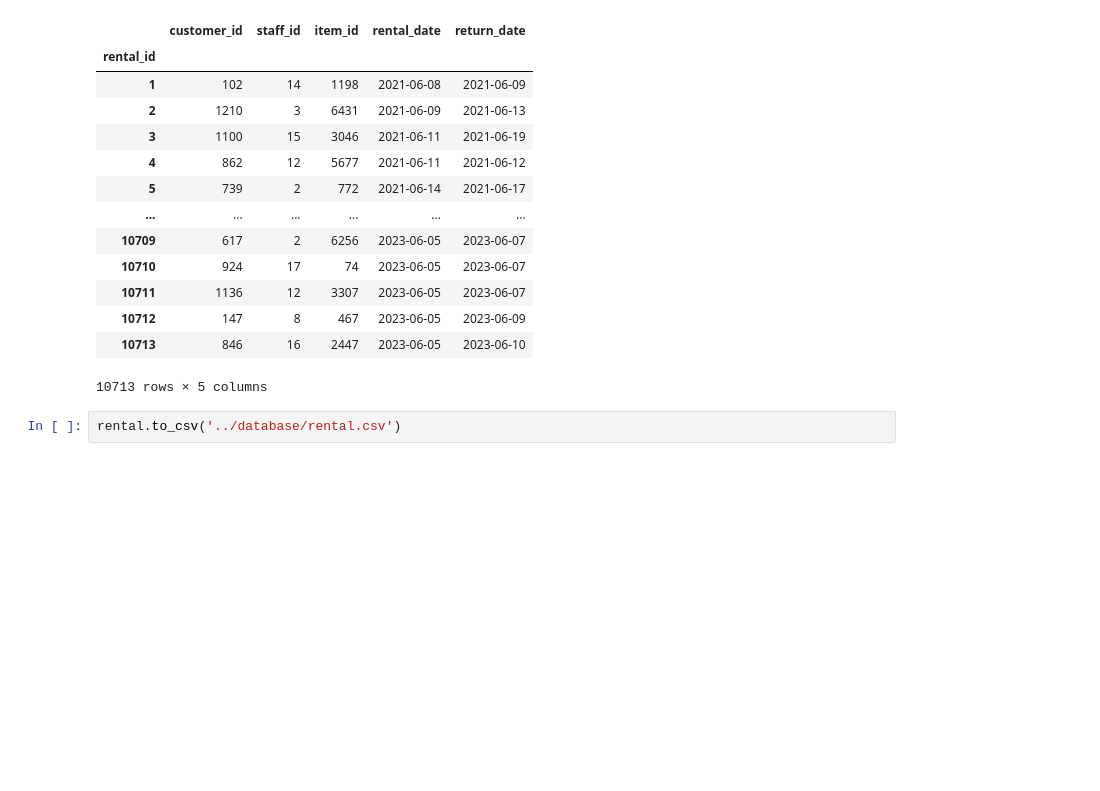
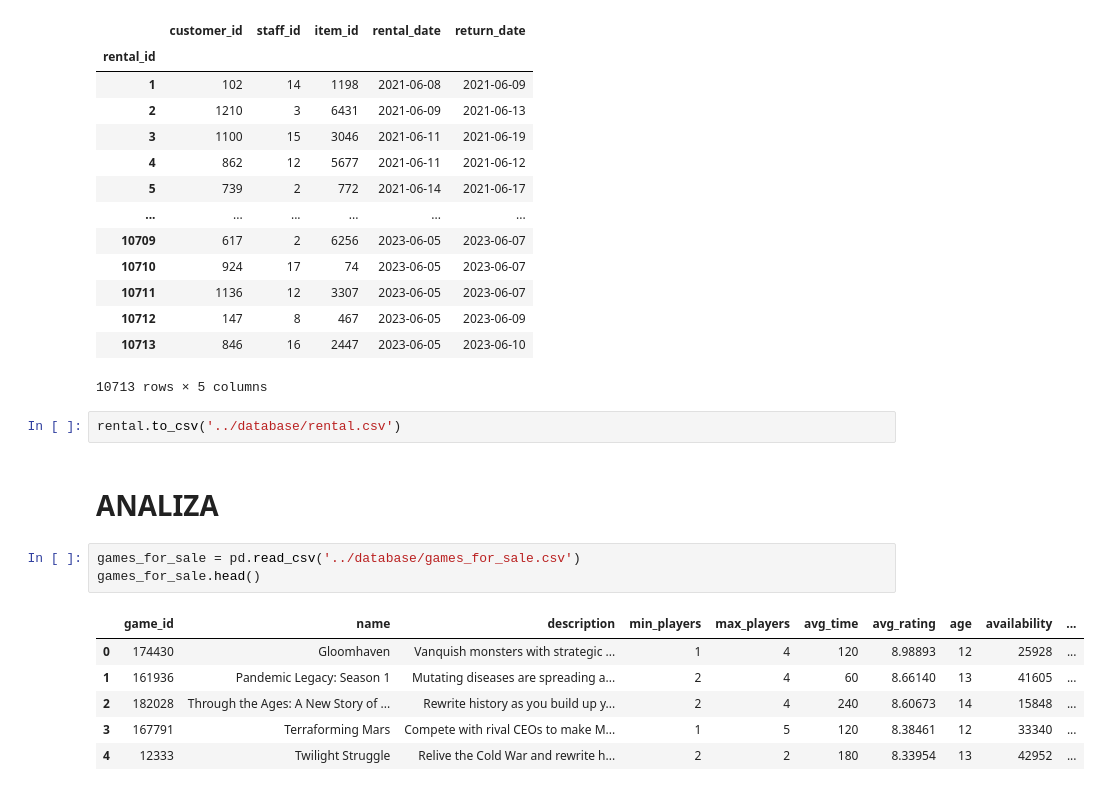
Before and after one commit to mweuro/Gameshop_database, a Jupyter notebook: Szymon/notes.ipynb, the cells around one changed output. Drawn from its saved outputs; the diff is of its cells as text; blank space fills up the shorter version.

```diff
--- a/Szymon/notes.ipynb
+++ b/Szymon/notes.ipynb
@@ -185,3 +185,15 @@ rental
 10713 rows × 5 columns
 # %%
 rental.to_csv('../database/rental.csv')
+# %% [markdown]
+# ANALIZA
+# %%
+games_for_sale = pd.read_csv('../database/games_for_sale.csv')
+games_for_sale.head()
+# %% [output]
+|  | game_id | name | description | min_players | max_players | avg_time | avg_rating | age | availability | ... |
+| 0 | 174430 | Gloomhaven | Vanquish monsters with strategic ... | 1 | 4 | 120 | 8.98893 | 12 | 25928 | ... |
+| 1 | 161936 | Pandemic Legacy: Season 1 | Mutating diseases are spreading a... | 2 | 4 | 60 | 8.66140 | 13 | 41605 | ... |
+| 2 | 182028 | Through the Ages: A New Story of ... | Rewrite history as you build up y... | 2 | 4 | 240 | 8.60673 | 14 | 15848 | ... |
+| 3 | 167791 | Terraforming Mars | Compete with rival CEOs to make M... | 1 | 5 | 120 | 8.38461 | 12 | 33340 | ... |
+| 4 | 12333 | Twilight Struggle | Relive the Cold War and rewrite h... | 2 | 2 | 180 | 8.33954 | 13 | 42952 | ... |
```
Also changed, not shown: parts of 5 cells of this notebook, 2 other files.
